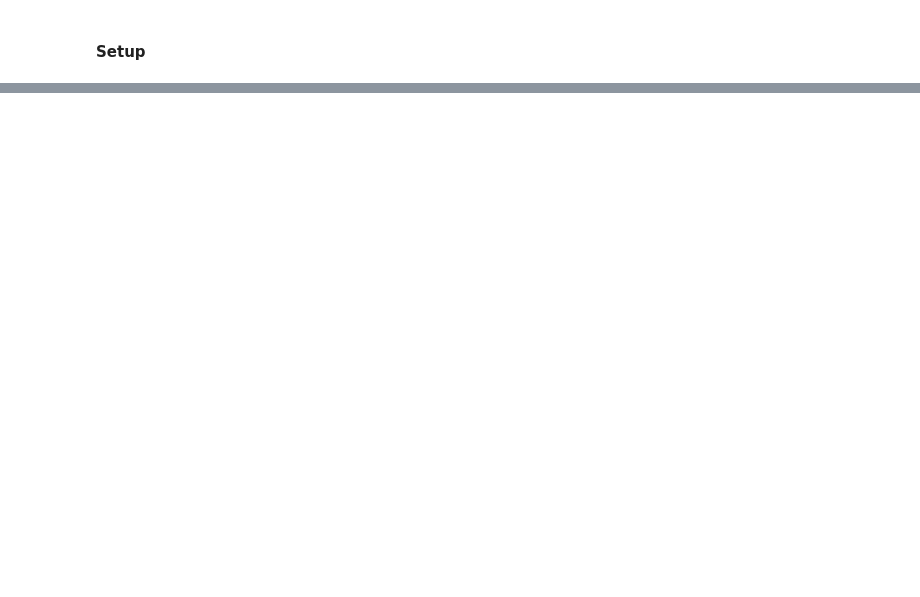
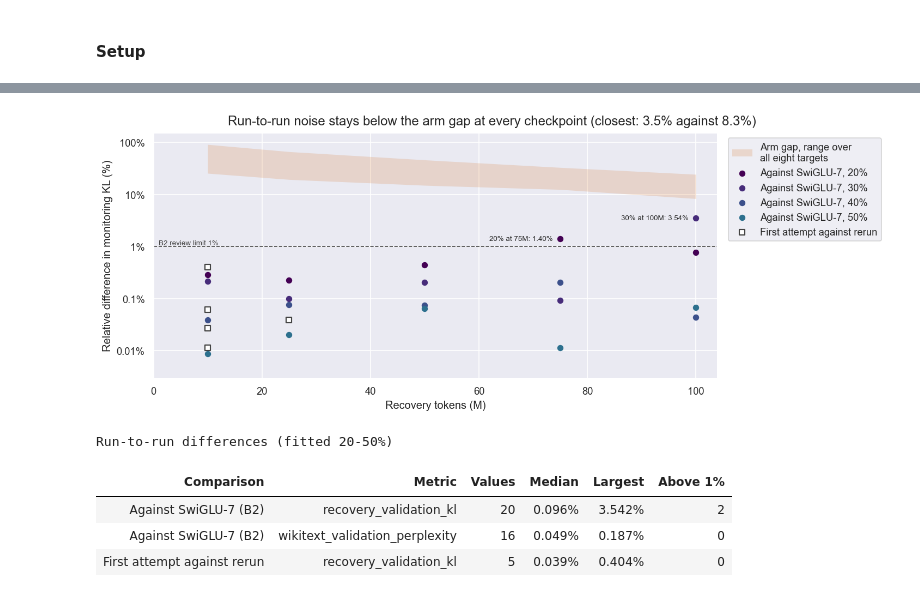
Before and after one commit to Sammuel21/diploma-thesis-block-replacement, a Jupyter notebook: notebooks/model/swiglu/swiglu-8.ipynb, the cells around one changed output, grey strips where cells are left out. Drawn from its saved outputs; the diff is of its cells as text; code cells hidden in the pictures; blank space fills up the shorter version.

```diff
--- a/notebooks/model/swiglu/swiglu-8.ipynb
+++ b/notebooks/model/swiglu/swiglu-8.ipynb
@@ -960,0 +820,62 @@ display(environment_df.drop_duplicates(subset=environment_df.columns[1:].tolist(
+# %%
+noise_rows = []
+for target in REPRODUCTION_TARGETS:
+    for check in runs[('fitted', target)]['results']['acceptance']['B2']['checks']:
+        noise_rows.append({'Comparison': 'Against SwiGLU-7 (B2)', 'Target': target, 'Metric': check['metric'],
+                           'Tokens': check['tokens'], 'Difference': check['relative_difference']})
+    rerun = {requested_tokens(row): row for row in runs[('fitted', target)]['results']['recovery']['validation_history']}
+    for row in first_attempts[target]['results']['recovery']['validation_history']:
+        if requested_tokens(row) == 0:
+            continue
+        noise_rows.append({
+            'Comparison': 'First attempt against rerun', 'Target': target, 'Metric': 'recovery_validation_kl',
+            'Tokens': row['actual_tokens'],
+            'Difference': abs(row['recovery_validation_kl'] / rerun[requested_tokens(row)]['recovery_validation_kl'] - 1),
+        })
+noise_df = pd.DataFrame(noise_rows)
+kl_noise = noise_df[noise_df['Metric'] == 'recovery_validation_kl']
+gap_range = gap_df[gap_df['Tokens'] > 0].groupby('Tokens')['Gap'].agg(['min', 'max'])
+
+figure, axis = plt.subplots(figsize=(12, 4.6))
+axis.fill_between(gap_range.index / 1e6, 100 * gap_range['min'], 100 * gap_range['max'], color=ARM_COLORS['slice'],
+                  alpha=0.16, linewidth=0, label='Arm gap, range over\nall eight targets')
+axis.axhline(100 * REVIEW_LIMIT, color=DENSE_COLOR, linestyle='--', linewidth=1)
+axis.text(1, 100 * REVIEW_LIMIT, f'B2 review limit {REVIEW_LIMIT:.0%}', fontsize=8, color=DENSE_COLOR, va='bottom')
+for target in REPRODUCTION_TARGETS:
+    rows = kl_noise[(kl_noise['Target'] == target) & (kl_noise['Comparison'] == 'Against SwiGLU-7 (B2)')]
+    axis.scatter(rows['Tokens'] / 1e6, 100 * rows['Difference'], color=TARGET_COLORS[target], s=34, zorder=3,
+                 label=f'Against SwiGLU-7, {target:.0%}')
+repeats = kl_noise[kl_noise['Comparison'] == 'First attempt against rerun']
+axis.scatter(repeats['Tokens'] / 1e6, 100 * repeats['Difference'], marker='s', facecolor='white',
+             edgecolor=DENSE_COLOR, s=36, linewidth=1.3, zorder=4, label='First attempt against rerun')
+for _, row in kl_noise[kl_noise['Difference'] > REVIEW_LIMIT].iterrows():
+    axis.annotate(f"{row['Target']:.0%} at {row['Tokens'] / 1e6:.0f}M: {row['Difference']:.2%}",
+                  (row['Tokens'] / 1e6, 100 * row['Difference']), xytext=(-8, 0), textcoords='offset points',
+                  ha='right', va='center', fontsize=8)
+axis.set(yscale='log', xlim=(0, 104), ylim=(0.003, 150), xlabel='Recovery tokens (M)',
+         ylabel='Relative difference in monitoring KL (%)')
+axis.yaxis.set_major_locator(FixedLocator([0.01, 0.1, 1, 10, 100]))
+axis.yaxis.set_major_formatter(FuncFormatter(lambda value, _: f'{value:g}%'))
+axis.yaxis.set_minor_locator(NullLocator())
+axis.legend(loc='upper left', bbox_to_anchor=(1.01, 1.0))
+smallest_gap = gap_range.loc[100_000_000, 'min']
+figure.suptitle(
+    f"Run-to-run noise stays below the arm gap at every checkpoint (closest: {kl_noise['Difference'].max():.1%} "
+    f'against {smallest_gap:.1%})',
+)
+plt.show()
+show_table(
+    noise_df.groupby(['Comparison', 'Metric']).agg(
+        Values=('Difference', 'size'), Median=('Difference', 'median'), Largest=('Difference', 'max'),
+        **{'Above 1%': ('Difference', lambda values: int((values > REVIEW_LIMIT).sum()))},
+    ).reset_index(),
+    'Run-to-run differences (fitted 20-50%)',
+    {'Median': '{:.3%}', 'Largest': '{:.3%}'},
+)
+# %% [output]
+[figure, added]
+Run-to-run differences (fitted 20-50%)
+| Comparison | Metric | Values | Median | Largest | Above 1% |
+| Against SwiGLU-7 (B2) | recovery_validation_kl | 20 | 0.096% | 3.542% | 2 |
+| Against SwiGLU-7 (B2) | wikitext_validation_perplexity | 16 | 0.049% | 0.187% | 0 |
+| First attempt against rerun | recovery_validation_kl | 5 | 0.039% | 0.404% | 0 |
```
Also changed, not shown: parts of 93 cells of this notebook, 12 other files.
